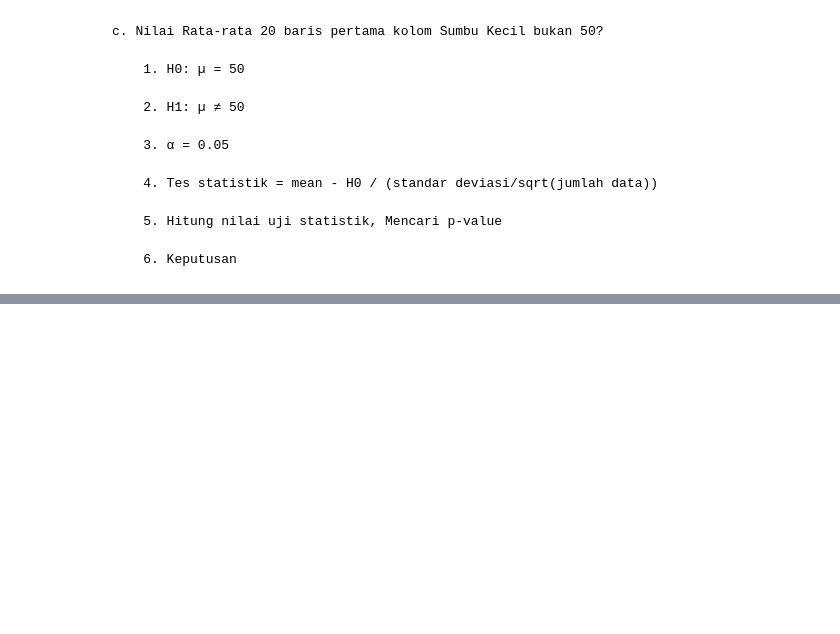
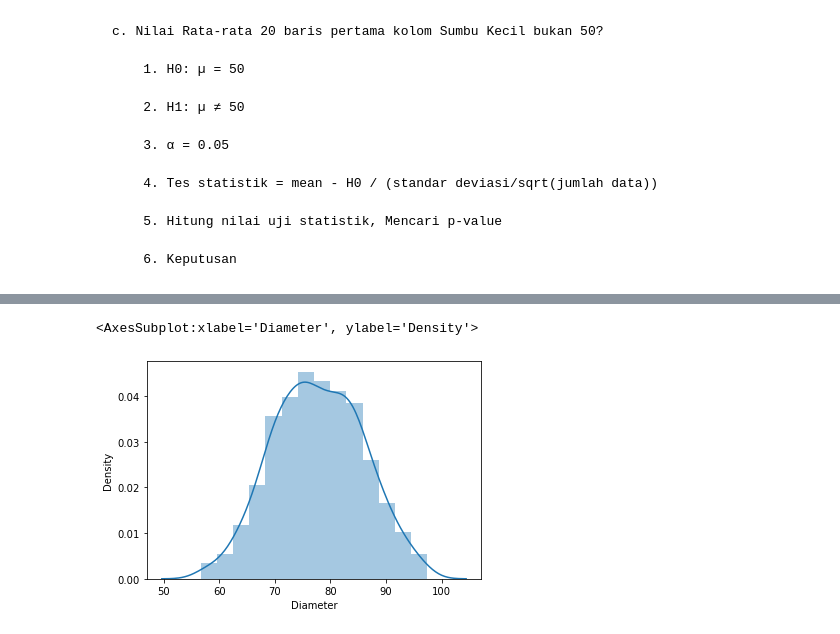
Before and after one commit to naufalsuryasumirat/Tubes_IF2220, a Jupyter notebook: src/K03-T1-IF2220-13519135.ipynb, the cells around one changed output, grey strips where cells are left out. Saved outputs shown, nothing was run; the diff lists cells and outputs as text; code cells hidden in the pictures; blank space fills up the shorter version.

```diff
--- a/src/K03-T1-IF2220-13519135.ipynb
+++ b/src/K03-T1-IF2220-13519135.ipynb
@@ -591,0 +611,6 @@ Hipotesis nol ditolak
+# %%
+# Distribution plot Diameter
+seaborn.distplot(gandum["Diameter"])
+# %% [output]
+<AxesSubplot:xlabel='Diameter', ylabel='Density'>
+[figure, added]
```
Also changed, not shown: parts of 51 cells of this notebook.
